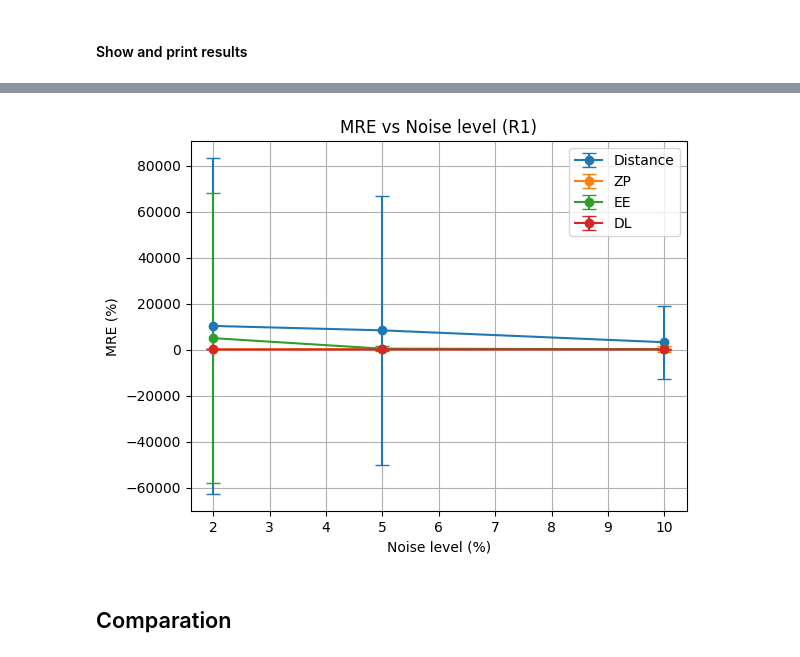
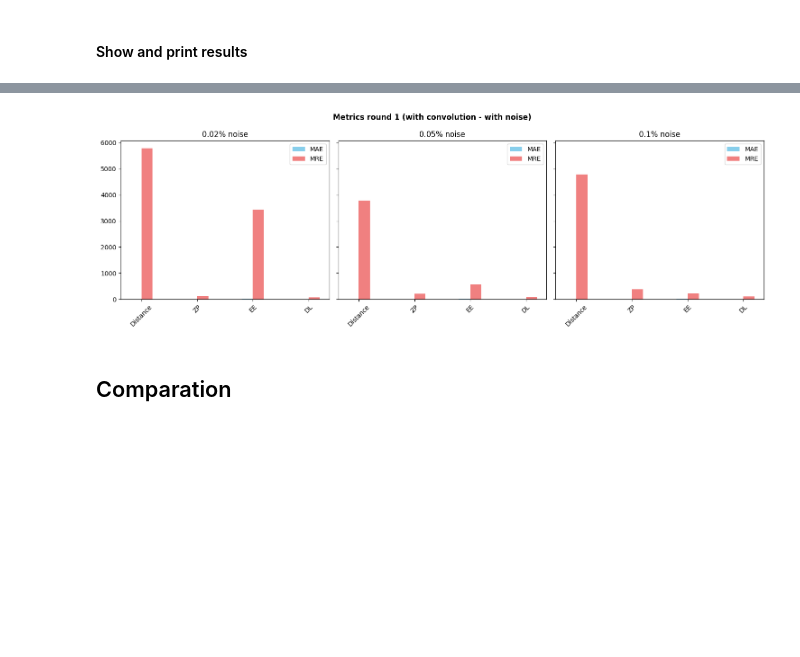
Before and after one commit to emma-reig/TFM_MuBiB_Emma-Reig, a Jupyter notebook: Design_Expert/Experimental_synthesis/Without convolution/Synthesis_metrics.ipynb, the cells around one changed output, grey strips where cells are left out. Cells and saved outputs as stored; diff of their text form; code cells hidden in the pictures; blank space fills up the shorter version.

```diff
--- a/Design_Expert/Experimental_synthesis/Without convolution/Synthesis_metrics.ipynb
+++ b/Design_Expert/Experimental_synthesis/Without convolution/Synthesis_metrics.ipynb
@@ -410,23 +424,32 @@ plt.show()
-# %%
-for var in variables_conv:
-    df_plot = metrics_noise_conv_R1[metrics_noise_conv_R1["Variable"] == var]
-
-    plt.errorbar(
-        df_plot["Sigma_%"],
-        df_plot["MRE_mean"],
-        yerr=df_plot["MRE_std"],
-        marker='o',
-        capsize=5,
-        label=var
-    )
-
-plt.xlabel("Noise level (%)")
-plt.ylabel("MRE (%)")
-plt.title("MRE vs Noise level (R1)")
-plt.legend()
-plt.grid(True)
-plt.show()
-# %% [output]
-[figure, removed]
+# %%
+fig, axes = plt.subplots(1, len(sigmas), figsize=(15,5), sharey=True)
+
+for ax, sigma in zip(axes, sigmas):
+
+    df_plot = metrics_noise_conv_R1[
+        metrics_noise_conv_R1["Sigma_%"] == sigma
+    ]
+
+    x = np.arange(len(df_plot["Variable"]))
+
+    ax.bar(x - width/2, df_plot["MAE_mean"], width, color="skyblue", label = "MAE")
+
+    ax.bar(x + width/2, df_plot["MRE_mean"], width,
+           color="lightcoral", label = "MRE")
+
+    ax.set_title(f"{sigma}% noise")
+    ax.set_xticks(x)
+    ax.set_xticklabels(df_plot["Variable"], rotation=45)
+
+#axes[0].set_ylabel("Error")
+for ax in axes:
+    ax.legend()
+
+
+plt.suptitle("Metrics round 1 (with convolution - with noise)", fontweight="bold")
+plt.tight_layout(rect=[0, 0, 1, 1])
+plt.show()
+# %% [output]
+[figure, added]
 # %% [markdown]
 ## Comparation
```
Also changed, not shown: parts of 34 cells of this notebook, 4 other files.
